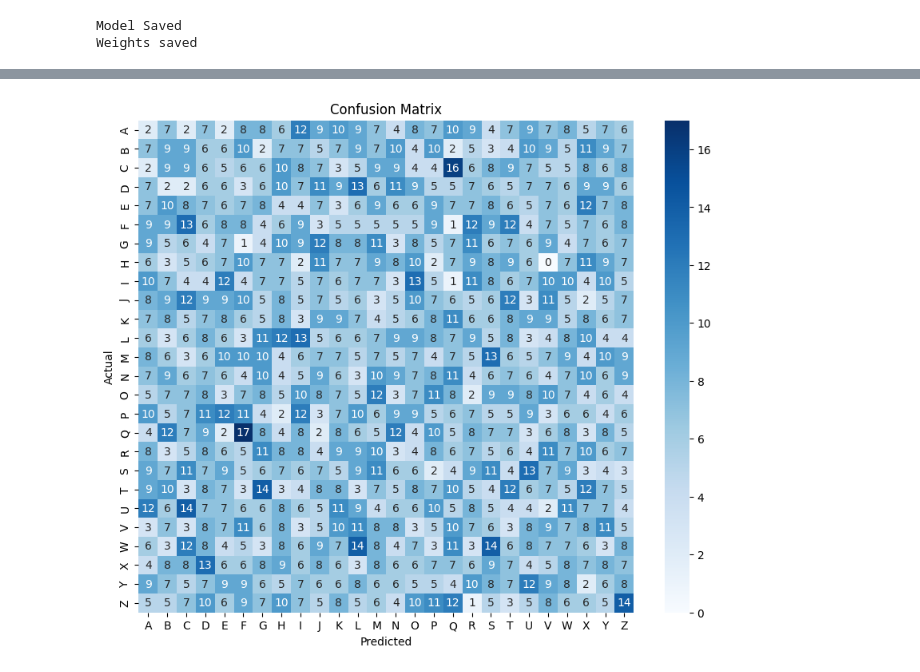
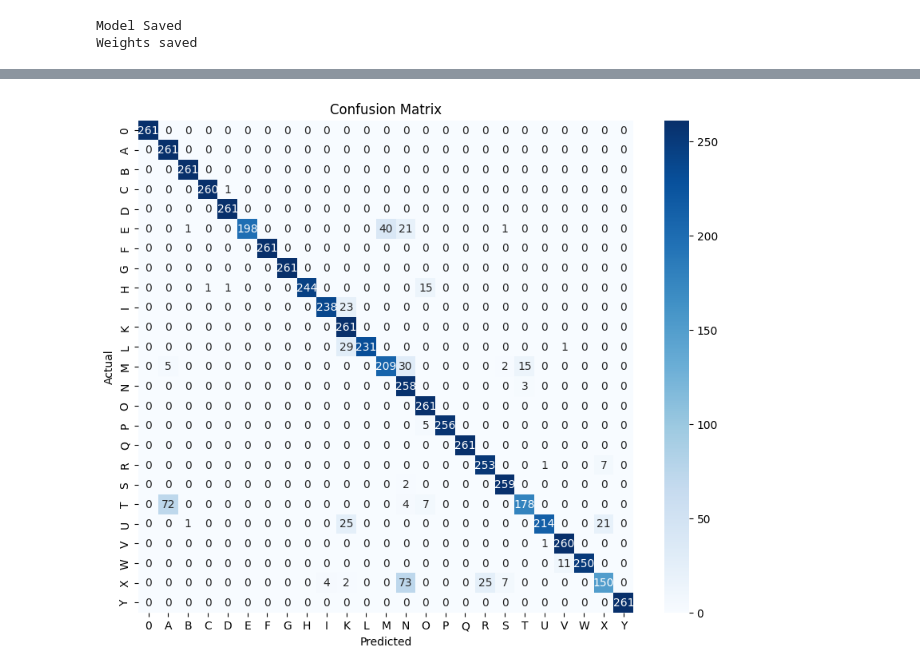
Before and after one commit to bh-g/Sign-Language-Recognition, a Jupyter notebook: models/Model.ipynb, the cells around one changed output, grey strips where cells are left out. Cells and saved outputs as stored; diff of their text form; code cells hidden in the pictures.

Commit message:
model-mobilenet

```diff
--- a/models/Model.ipynb
+++ b/models/Model.ipynb
@@ -112,9 +118,7 @@ classifier = tf.keras.Sequential([
 # %% [markdown]
 #### Compiling the CNN
 # %%
-classifier.compile(optimizer=Adam(learning_rate=0.001),
-                   loss='categorical_crossentropy',
-                   metrics=['accuracy'])
-
-classifier.summary()
+classifier.compile(optimizer = 'adam',
+                   lodss = 'categorical_crossentropy',
+                   metrics = ['accuracy'])
 # %% [output]
@@ -207,0 +148,20 @@ Best Validation Accuracy: 0.9882227182388306
+# %%
+# classifier.fit(training_set,
+#                   epochs = 8,
+#                   validation_data = test_set)
+from tensorflow.keras.callbacks import ReduceLROnPlateau, EarlyStopping
+
+# Define callbacks
+reduce_lr = ReduceLROnPlateau(monitor='val_loss', factor=0.2, patience=3, min_lr=0.0001)
+early_stopping = EarlyStopping(monitor='val_loss', patience=5, restore_best_weights=True)
+
+# Fit the model with callbacks
+history = classifier.fit(training_set,
+                    epochs=30,  # Increase the number of epochs
+                    validation_data=test_set,
+                    callbacks=[reduce_lr, early_stopping])
+final_training_accuracy = history.history['accuracy'][-1]
+final_validation_accuracy = history.history['val_accuracy'][-1]
+
+print(f"Final Training Accuracy: {final_training_accuracy}")
+print(f"Final Validation Accuracy: {final_validation_accuracy}")
@@ -244,5 +211,7 @@ plt.show()
 # %%
-y_pred = classifier.predict(test_generator, steps=len(test_generator))
+import numpy as np
+
+y_pred = classifier.predict(test_set)
 y_pred_classes = np.argmax(y_pred, axis=1)
-y_true = test_generator.classes
+y_true = test_set.classes
 # %% [output]
@@ -250,17 +219,16 @@ y_true = test_generator.classes
 # %%
-# Confusion Matrix
 from sklearn.metrics import confusion_matrix
 import seaborn as sns
 
 cm = confusion_matrix(y_true, y_pred_classes)
 
 plt.figure(figsize=(10, 8))
-sns.heatmap(cm, annot=True, fmt='d', cmap='Blues', xticklabels=test_generator.class_indices.keys(),
-            yticklabels=test_generator.class_indices.keys())
+sns.heatmap(cm, annot=True, fmt='d', cmap='Blues', xticklabels=test_set.class_indices.keys(),
+            yticklabels=test_set.class_indices.keys())
 plt.xlabel('Predicted')
 plt.ylabel('Actual')
 plt.title('Confusion Matrix')
 plt.show()
 # %% [output]
-[figure, old version]
+[figure, new version]
 # %%
```
Also changed, not shown: parts of 34 cells of this notebook.
